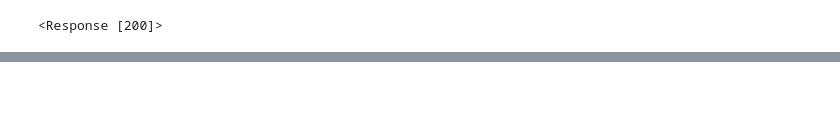
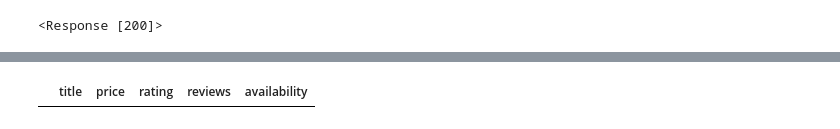
Before and after one commit to Dkalaskar/PytorchProjects, a Jupyter notebook: WebScraping/main.ipynb, the cells around one changed output, grey strips where cells are left out. Drawn from its saved outputs; the diff is of its cells as text; code cells hidden in the pictures; blank space fills up the shorter version.

```diff
--- a/WebScraping/main.ipynb
+++ b/WebScraping/main.ipynb
@@ -79,0 +143,43 @@ new_soup.find("span", attrs={"id":'productTitle'}).text.strip()
+# %%
+if __name__ == '__main__':
+    #Headers For Request
+    HEADERS = ({'User-Agent':'Mozilla/5.0 (Windows NT 10.0; Win64; x64) AppleWebKit/537.36 (KHTML, like Gecko) Chrome/113.0.0.0 Safari/537.36', 'Accept-Language': 'en-US, en;q=0.5'})
+
+    #The WebPage URL
+    URL = "https://www.amazon.com/s?k=gaming&crid=2GE2CIIRBT2SU&sprefix=gaming%2Caps%2C772&ref=nb_sb_noss_1"
+    webpage = requests.get(URL, headers=HEADERS)
+
+    soup = BeautifulSoup(webpage.content, "html.parser")
+
+    #fetch links as list of tag objects
+
+    links = soup.find_all("a", attrs={'class': 'a-link-normal s-underline-text s-underline-link-text s-link-style a-text-normal'})
+    print(links)
+
+    #Store the links
+    links_list = []
+
+    #Loop for extracting links form the tag
+    for link in links:
+        links_list.append(link.get('href'))
+
+    d = {"title":[], "price":[], "rating":[], "reviews":[], "availability":[]}
+
+    #Loop for extraction product deatils from each link
+
+    for link in links_list:
+        new_webpage = requests.get("https://www.amazon.com" + link, headers=HEADERS)
+
+        new_soup = BeautifulSoup(new_webpage.content, "html.parser")
+
+        #Function to Call to display all necessary product informationn
+        d['title'].append(get_title(new_soup))
+        d['price'].append(get_price(new_soup))
+        d['rating'].append(get_rating(new_soup))
+        d['reviews'].append(get_review_count(new_soup))
+        d['availability'].append(get_availability(new_soup))
+
+    amazon_df = pd.DataFrame.from_dict(d)
+    amazon_df['title'].replace('', np.nan, inplace=True)
+    amazon_df = amazon_df.dropna(subset=['title'])
+    amazon_df.to_csv("amazon_data_csv", header=True, index=False)
@@ -79,0 +209,4 @@ new_soup.find("span", attrs={"id":'productTitle'}).text.strip()
+# %%
+amazon_df.head()
+# %% [output]
+|  | title | price | rating | reviews | availability |
```
Also changed, not shown: parts of 8 cells of this notebook.
